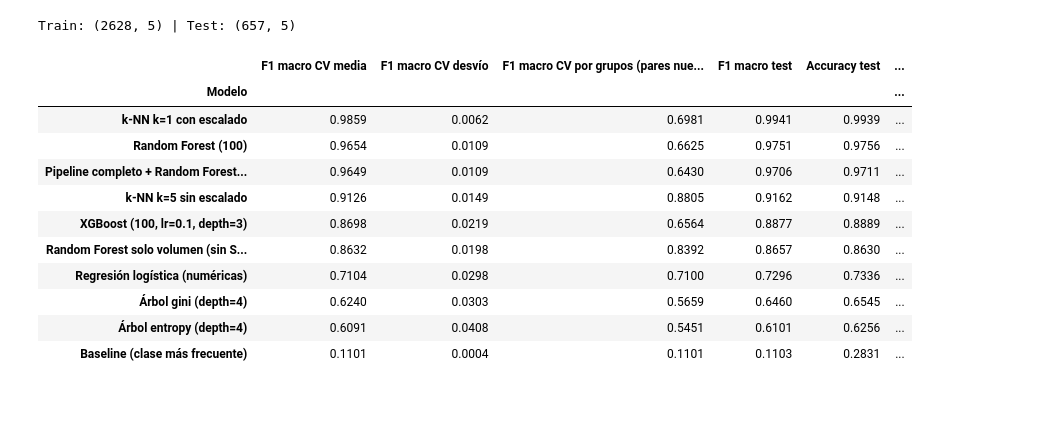
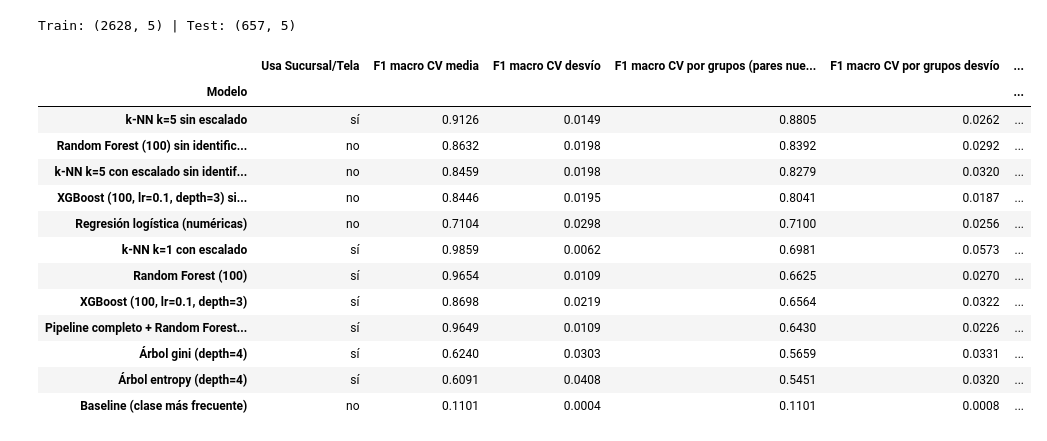
Before and after one commit to francosalama/paa-integrador-ortelana, a Jupyter notebook: actividad_13.ipynb, the cells around one changed output. Saved outputs shown, nothing was run; the diff lists cells and outputs as text; code cells hidden in the pictures; blank space fills up the shorter version.

```diff
--- a/actividad_13.ipynb
+++ b/actividad_13.ipynb
@@ -82,6 +82,14 @@ def crear_pipeline_completo(modelo, escalar=False):
                           ("onehot", OneHotEncoder(handle_unknown="ignore", sparse_output=False))]), cat_cols)])
     return Pipeline([("preprocesamiento", preprocesador), ("modelo", modelo)])
 
+def crear_pipeline_sin_ids(modelo, escalar=False):
+    """Pipeline final: solo Año, Metros1 y Metros2 (imputación [+ escalado]). Sucursal_ID y Tela_ID se descartan."""
+    pasos_num = [("imputar", SimpleImputer(strategy="median"))]
+    if escalar:
+        pasos_num.append(("escalar", StandardScaler()))
+    return Pipeline([("preprocesamiento", ColumnTransformer([("num", Pipeline(pasos_num), num_cols)])),
+                     ("modelo", modelo)])
+
 # Regresión logística de la actividad 03: solo las variables numéricas, escaladas
 logit = Pipeline([("prep", ColumnTransformer([("num", StandardScaler(), num_cols)])),
                   ("modelo", LogisticRegression(max_iter=2000, random_state=RANDOM_STATE))])
@@ -94,56 +102,66 @@ grupos = X_train["Sucursal_ID"].astype(str) + "|" + X_train["Tela_ID"]
 cv_grupos = StratifiedGroupKFold(n_splits=5, shuffle=True, random_state=RANDOM_STATE)
 # %%
 # 13.1 Tabla completa: F1 macro de CV (10 folds, train), CV agrupada por par (5 folds, train) y test histórico
+rf100 = lambda: RandomForestClassifier(n_estimators=100, random_state=RANDOM_STATE, n_jobs=-1)
+xgb100 = lambda: XGBClassifier(n_estimators=100, learning_rate=0.1, max_depth=3,
+                               random_state=RANDOM_STATE, n_jobs=-1, eval_metric="mlogloss")
+
+# (modelo, usa Sucursal_ID y Tela_ID)
 modelos = {
-    "Baseline (clase más frecuente)": DummyClassifier(strategy="most_frequent"),
-    "Regresión logística (numéricas)": logit,
-    "Árbol gini (depth=4)": crear_pipeline(DecisionTreeClassifier(criterion="gini", max_depth=4, random_state=RANDOM_STATE)),
-    "Árbol entropy (depth=4)": crear_pipeline(DecisionTreeClassifier(criterion="entropy", max_depth=4, random_state=RANDOM_STATE)),
-    "Random Forest (100)": crear_pipeline(RandomForestClassifier(n_estimators=100, random_state=RANDOM_STATE, n_jobs=-1)),
-    "Pipeline completo + Random Forest (100)": crear_pipeline_completo(RandomForestClassifier(n_estimators=100, random_state=RANDOM_STATE, n_jobs=-1)),
-    "Random Forest solo volumen (sin Sucursal ni Tela)": Pipeline([
-        ("prep", ColumnTransformer([("num", SimpleImputer(strategy="median"), num_cols)])),
-        ("modelo", RandomForestClassifier(n_estimators=100, random_state=RANDOM_STATE, n_jobs=-1))]),
-    "k-NN k=5 sin escalado": crear_pipeline(KNeighborsClassifier(n_neighbors=5)),
-    "k-NN k=1 con escalado": crear_pipeline_completo(KNeighborsClassifier(n_neighbors=1), escalar=True),   # k elegido en la actividad 11
+    "Baseline (clase más frecuente)": (DummyClassifier(strategy="most_frequent"), "no"),
+    "Regresión logística (numéricas)": (logit, "no"),
+    "Árbol gini (depth=4)": (crear_pipeline(DecisionTreeClassifier(criterion="gini", max_depth=4, random_state=RANDOM_STATE)), "sí"),
+    "Árbol entropy (depth=4)": (crear_pipeline(DecisionTreeClassifier(criterion="entropy", max_depth=4, random_state=RANDOM_STATE)), "sí"),
+    "Random Forest (100)": (crear_pipeline(rf100()), "sí"),
+    "Pipeline completo + Random Forest (100)": (crear_pipeline_completo(rf100()), "sí"),
+    "k-NN k=5 sin escalado": (crear_pipeline(KNeighborsClassifier(n_neighbors=5)), "sí"),
+    "k-NN k=1 con escalado": (crear_pipeline_completo(KNeighborsClassifier(n_neighbors=1), escalar=True), "sí"),   # k de la actividad 11
+    "XGBoost (100, lr=0.1, depth=3)": (crear_pipeline(xgb100()), "sí"),
+    # Mismos modelos SIN identificadores: solo Año, Metros1 y Metros2
+    "Random Forest (100) sin identificadores": (crear_pipeline_sin_ids(rf100()), "no"),
+    "k-NN k=5 con escalado sin identificadores": (crear_pipeline_sin_ids(KNeighborsClassifier(n_neighbors=5), escalar=True), "no"),
+    "XGBoost (100, lr=0.1, depth=3) sin identificadores": (crear_pipeline_sin_ids(xgb100()), "no"),
 }
 
-def evaluar(modelo, y_entrenamiento, decodificar=lambda pred: pred):
+# XGBoost necesita las clases como números: se codifican para entrenar y se decodifican al predecir
+codificador = LabelEncoder().fit(y_train)
+
+def evaluar(nombre, modelo):
     """CV estratificada aleatoria, CV agrupada por par y métrica de test histórica."""
+    es_xgb = nombre.startswith("XGBoost")
+    y_entrenamiento = codificador.transform(y_train) if es_xgb else y_train
     inicio = time.perf_counter()
     scores = cross_val_score(modelo, X_train, y_entrenamiento, cv=cv10, scoring="f1_macro")
     tiempo = time.perf_counter() - inicio
     scores_grupo = cross_val_score(modelo, X_train, y_entrenamiento, cv=cv_grupos, groups=grupos, scoring="f1_macro")
-    pred = decodificar(modelo.fit(X_train, y_entrenamiento).predict(X_test))
+    pred = modelo.fit(X_train, y_entrenamiento).predict(X_test)
+    pred = codificador.inverse_transform(pred) if es_xgb else pred
     return {"F1 macro CV media": scores.mean(), "F1 macro CV desvío": scores.std(),
             "F1 macro CV por grupos (pares nuevos)": scores_grupo.mean(),
+            "F1 macro CV por grupos desvío": scores_grupo.std(),
             "F1 macro test": f1_score(y_test, pred, average="macro"),
             "Accuracy test": accuracy_score(y_test, pred), "Tiempo CV (s)": tiempo}
 
-filas = [{"Modelo": nombre, **evaluar(modelo, y_train)} for nombre, modelo in modelos.items()]
+filas = [{"Modelo": nombre, "Usa Sucursal/Tela": usa_ids, **evaluar(nombre, modelo)}
+         for nombre, (modelo, usa_ids) in modelos.items()]
 
-# XGBoost va aparte porque necesita las clases como números
-codificador = LabelEncoder().fit(y_train)
-xgb = crear_pipeline(XGBClassifier(n_estimators=100, learning_rate=0.1, max_depth=3,
-                                   random_state=RANDOM_STATE, n_jobs=-1, eval_metric="mlogloss"))
-filas.append({"Modelo": "XGBoost (100, lr=0.1, depth=3)",
-              **evaluar(xgb, codificador.transform(y_train), codificador.inverse_transform)})
-
-tabla = pd.DataFrame(filas).set_index("Modelo").sort_values("F1 macro CV media", ascending=False)
+tabla = pd.DataFrame(filas).set_index("Modelo").sort_values("F1 macro CV por grupos (pares nuevos)", ascending=False)
 tabla["caída al pasar a pares nuevos"] = tabla["F1 macro CV media"] - tabla["F1 macro CV por grupos (pares nuevos)"]
 tabla.round(4)
 # %% [output]
-|  | F1 macro CV media | F1 macro CV desvío | F1 macro CV por grupos (pares nue... | F1 macro test | Accuracy test | ... |
+|  | Usa Sucursal/Tela | F1 macro CV media | F1 macro CV desvío | F1 macro CV por grupos (pares nue... | F1 macro CV por grupos desvío | ... |
 | Modelo |  |  |  |  |  | ... |
-| k-NN k=1 con escalado | 0.9859 | 0.0062 | 0.6981 | 0.9941 | 0.9939 | ... |
-| Random Forest (100) | 0.9654 | 0.0109 | 0.6625 | 0.9751 | 0.9756 | ... |
-| Pipeline completo + Random Forest... | 0.9649 | 0.0109 | 0.6430 | 0.9706 | 0.9711 | ... |
-| k-NN k=5 sin escalado | 0.9126 | 0.0149 | 0.8805 | 0.9162 | 0.9148 | ... |
-| XGBoost (100, lr=0.1, depth=3) | 0.8698 | 0.0219 | 0.6564 | 0.8877 | 0.8889 | ... |
-| Random Forest solo volumen (sin S... | 0.8632 | 0.0198 | 0.8392 | 0.8657 | 0.8630 | ... |
-| Regresión logística (numéricas) | 0.7104 | 0.0298 | 0.7100 | 0.7296 | 0.7336 | ... |
-| Árbol gini (depth=4) | 0.6240 | 0.0303 | 0.5659 | 0.6460 | 0.6545 | ... |
-| Árbol entropy (depth=4) | 0.6091 | 0.0408 | 0.5451 | 0.6101 | 0.6256 | ... |
-| Baseline (clase más frecuente) | 0.1101 | 0.0004 | 0.1101 | 0.1103 | 0.2831 | ... |
+| k-NN k=5 sin escalado | sí | 0.9126 | 0.0149 | 0.8805 | 0.0262 | ... |
+| Random Forest (100) sin identific... | no | 0.8632 | 0.0198 | 0.8392 | 0.0292 | ... |
+| k-NN k=5 con escalado sin identif... | no | 0.8459 | 0.0198 | 0.8279 | 0.0320 | ... |
+| XGBoost (100, lr=0.1, depth=3) si... | no | 0.8446 | 0.0195 | 0.8041 | 0.0187 | ... |
+| Regresión logística (numéricas) | no | 0.7104 | 0.0298 | 0.7100 | 0.0256 | ... |
+| k-NN k=1 con escalado | sí | 0.9859 | 0.0062 | 0.6981 | 0.0573 | ... |
+| Random Forest (100) | sí | 0.9654 | 0.0109 | 0.6625 | 0.0270 | ... |
+| XGBoost (100, lr=0.1, depth=3) | sí | 0.8698 | 0.0219 | 0.6564 | 0.0322 | ... |
+| Pipeline completo + Random Forest... | sí | 0.9649 | 0.0109 | 0.6430 | 0.0226 | ... |
+| Árbol gini (depth=4) | sí | 0.6240 | 0.0303 | 0.5659 | 0.0331 | ... |
+| Árbol entropy (depth=4) | sí | 0.6091 | 0.0408 | 0.5451 | 0.0320 | ... |
+| Baseline (clase más frecuente) | no | 0.1101 | 0.0004 | 0.1101 | 0.0008 | ... |
 # %%
 # 13.2 Visualización de la comparativa (media ± desvío de CV y test)
```
Also changed, not shown: parts of 3 cells of this notebook, 6 other files.
